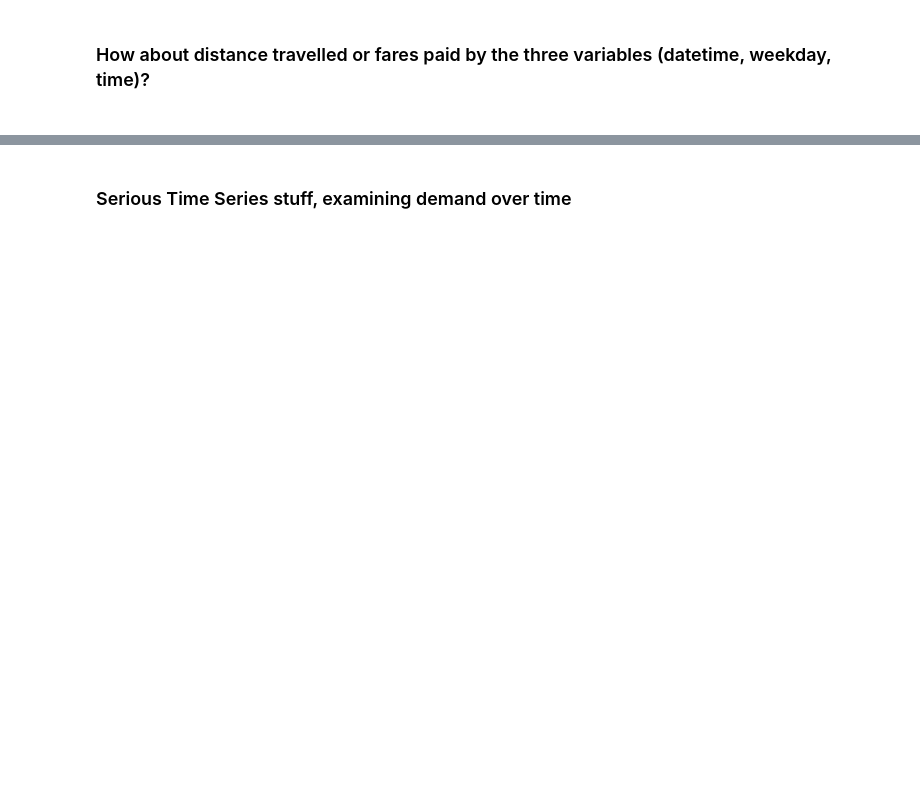
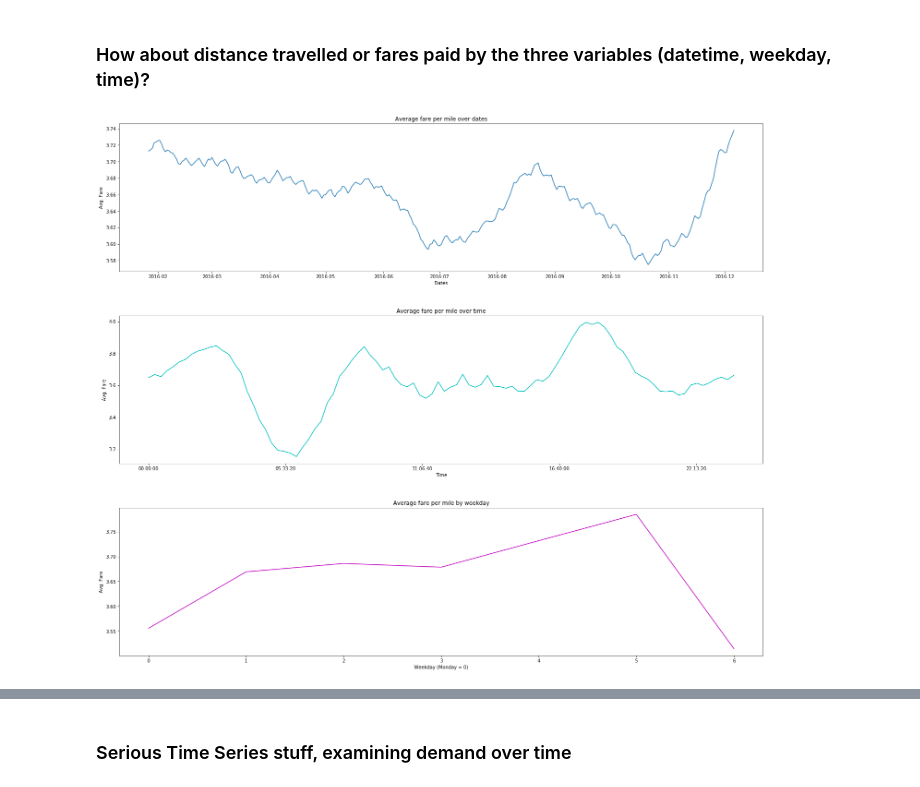
Before and after one commit to Auste1989/metis_projects, a Jupyter notebook: Passion_Project/Transit_Time_and_Rate_EDA.ipynb, the cells around one changed output, grey strips where cells are left out. Drawn from its saved outputs; the diff is of its cells as text; code cells hidden in the pictures; blank space fills up the shorter version.

Commit message:
More time series analysis, into some anomalies, trends, etc.

```diff
--- a/Passion_Project/Transit_Time_and_Rate_EDA.ipynb
+++ b/Passion_Project/Transit_Time_and_Rate_EDA.ipynb
@@ -411,31 +418,34 @@ taxi_weather_clean['pickup_weekday'] = taxi_weather_clean['trip_start_timestamp'
 # %% [markdown]
 ### How about distance travelled or fares paid by the three variables (datetime, weekday, time)?
 # %%
-avg_pickup_fare_over_date = taxi_weather_clean.groupby(['pickup_date'])['fare_with_tolls'].mean()
-avg_pickup_fare_by_time = taxi_weather_clean.groupby(['pickup_time'])['fare_with_tolls'].mean()
-avg_pickup_fare_by_weekday = taxi_weather_clean.groupby(['pickup_weekday'])['fare_with_tolls'].mean()
+avg_pickup_fare_per_mile_over_date = taxi_weather_clean.groupby(['pickup_date'])['fare_with_tolls'].sum() / taxi_weather_clean.groupby(['pickup_date'])['trip_miles'].sum()
+
+avg_pickup_fare_per_mile_by_time = taxi_weather_clean.groupby(['pickup_time'])['fare_with_tolls'].sum() / taxi_weather_clean.groupby(['pickup_time'])['trip_miles'].sum()
+
+avg_pickup_fare_per_mile_by_weekday = taxi_weather_clean.groupby(['pickup_weekday'])['fare_with_tolls'].sum() / taxi_weather_clean.groupby(['pickup_weekday'])['trip_miles'].sum()
 # %%
 plt.figure(figsize=(25, 20))
 plt.subplots_adjust(left=0.125, bottom=0.1, right=0.9, top=0.9,
-                wspace=0.2, hspace=0.5)
+                wspace=0.2, hspace=0.3)
+
+avg_pickup_fare_per_mile_over_date_R52 = avg_pickup_fare_over_date.rolling(52, center=True).mean()
 
 plt.subplot(3, 1, 1)
-avg_pickup_fare_over_date.plot()
-plt.xticks([1,2,3,4,5,6,7,8,9,10,11,12])
-plt.title('Average fare over dates')
+avg_pickup_fare_per_mile_over_date_R52.plot()
+plt.title('Average fare per mile over dates')
 plt.xlabel('Dates')
-plt.ylabel('Number of rides')
+plt.ylabel('Avg. Fare')
 
 plt.subplot(3, 1, 2)
-avg_pickup_fare_by_time.plot(color='c')
-plt.title('Average fare over time')
+avg_pickup_fare_per_mile_by_time.plot(color='c')
+plt.title('Average fare per mile over time')
 plt.xlabel('Time')
-plt.ylabel('Number of rides')
+plt.ylabel('Avg. Fare')
 
 plt.subplot(3, 1, 3)
-avg_pickup_fare_by_weekday.plot(color='m')
-plt.title('Average fare by weekday')
+avg_pickup_fare_per_mile_by_weekday.plot(color='m')
+plt.title('Average fare per mile by weekday')
 plt.xlabel('Weekday (Monday = 0)')
-plt.ylabel('Number of rides');
+plt.ylabel('Avg. Fare');
+# %% [output]
+[figure, added]
-# %% [markdown]
->
```
Also changed, not shown: parts of 41 cells of this notebook, 1 other file.
